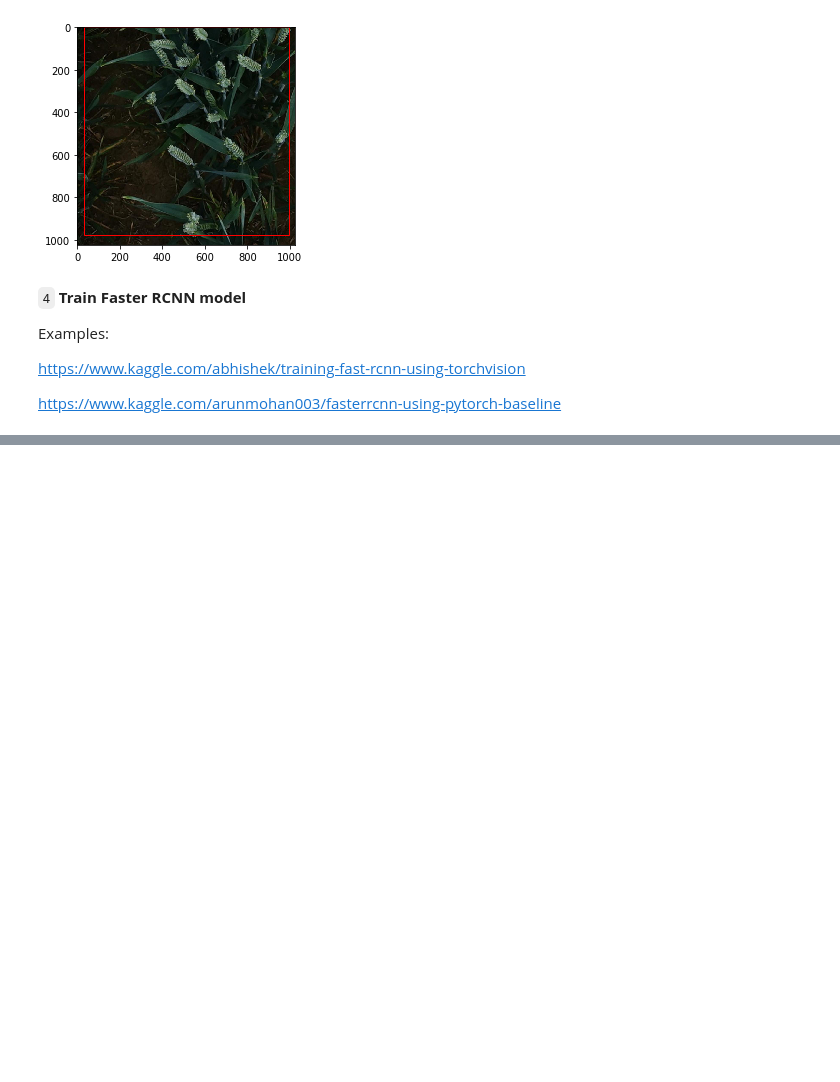
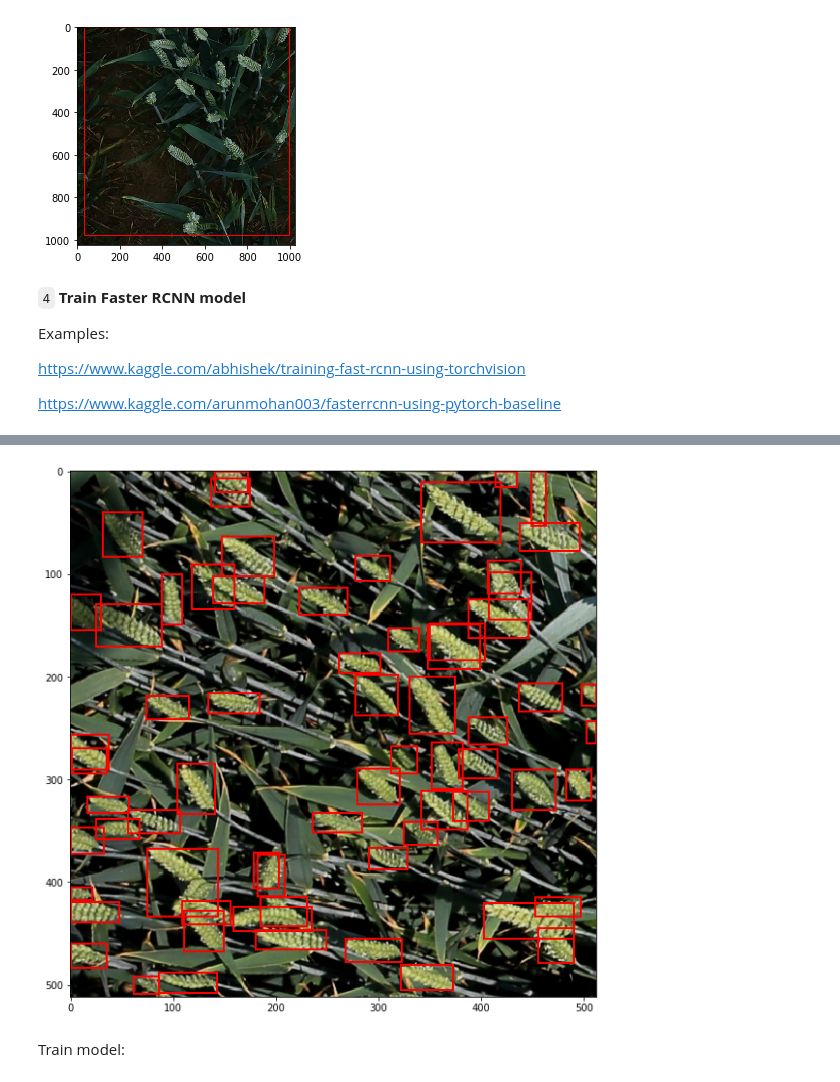
Before and after one commit to Lexie88rus/GlobalWheatDetection, a Jupyter notebook: OpenWheatDetection.ipynb, the cells around one changed output, grey strips where cells are left out. Saved outputs shown, nothing was run; the diff lists cells and outputs as text; code cells hidden in the pictures; blank space fills up the shorter version.

Commit message:
Updated the Faster RCNN baseline model notebook

```diff
--- a/OpenWheatDetection.ipynb
+++ b/OpenWheatDetection.ipynb
@@ -195,0 +418,6 @@ https://www.kaggle.com/arunmohan003/fasterrcnn-using-pytorch-baseline
+# %%
+plot_img(train_data,22)
+# %% [output]
+[figure, added]
+# %% [markdown]
+Train model:
```
Also changed, not shown: parts of 28 cells of this notebook.
